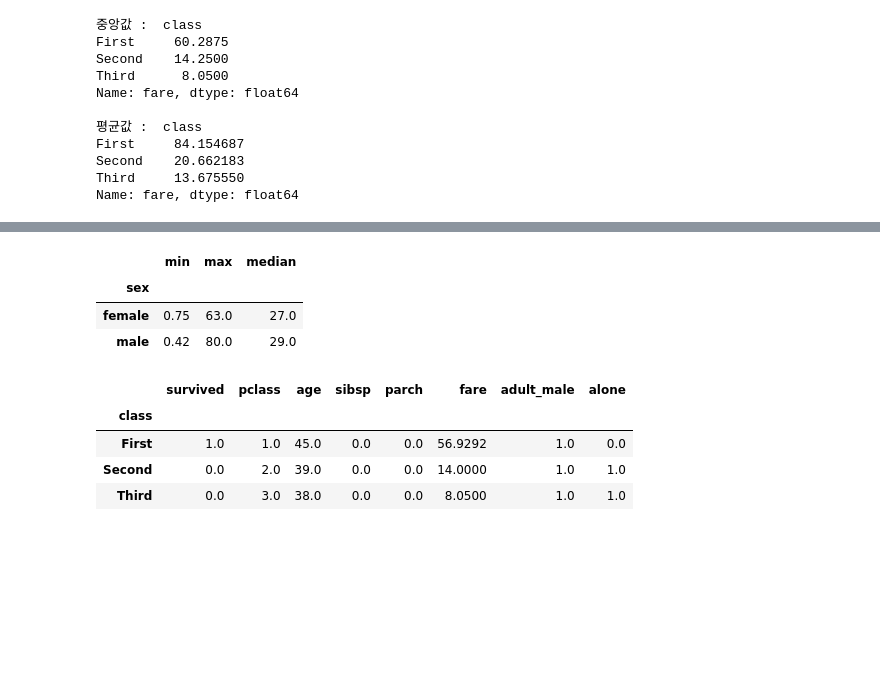
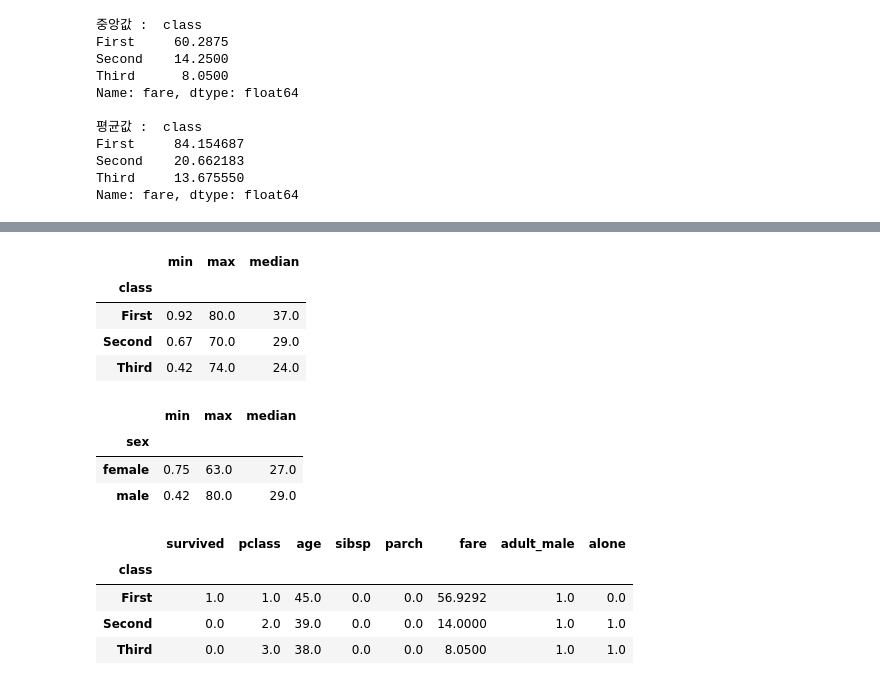
Before and after one commit to yhs02252/pandassource, a Jupyter notebook: 타이타닉.ipynb, the cells around one changed output, grey strips where cells are left out. Drawn from its saved outputs; the diff is of its cells as text; code cells hidden in the pictures; blank space fills up the shorter version.

```diff
--- a/타이타닉.ipynb
+++ b/타이타닉.ipynb
@@ -110,10 +162,20 @@ Name: fare, dtype: float64
 # %%
-titanic_df.groupby("sex")["age"].aggregate([min,max,np.median])
+titanic_df.groupby("class")["age"].aggregate([min, max, np.median])
+titanic_df.groupby("class")["age"].aggregate(["min", "max", "median"])
 # %% [output]
 |  | min | max | median |
-| sex |  |  |  |
-| female | 0.75 | 63.0 | 27.0 |
-| male | 0.42 | 80.0 | 29.0 |
+| class |  |  |  |
+| First | 0.92 | 80.0 | 37.0 |
+| Second | 0.67 | 70.0 | 29.0 |
+| Third | 0.42 | 74.0 | 24.0 |
+# %%
+# 성별을 기준으로 age 컬럼에 대한 최소,최대,중앙값
+titanic_df.groupby("sex")["age"].aggregate([min,max,np.median])
+# %% [output]
+|  | min | max | median |
+| sex |  |  |  |
+| female | 0.75 | 63.0 | 27.0 |
+| male | 0.42 | 80.0 | 29.0 |
 # %%
 # age가 30미만인 승객 대상으로 class 별 중앙값
 # titanic_df[titanic_df[c]>30]
```
Also changed, not shown: parts of 8 cells of this notebook, 6 other files.
